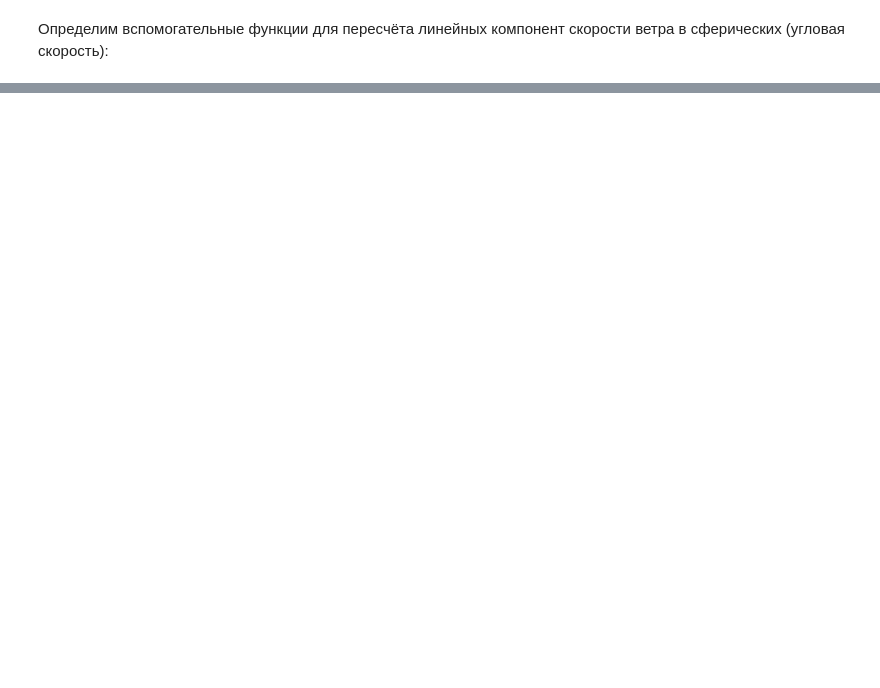
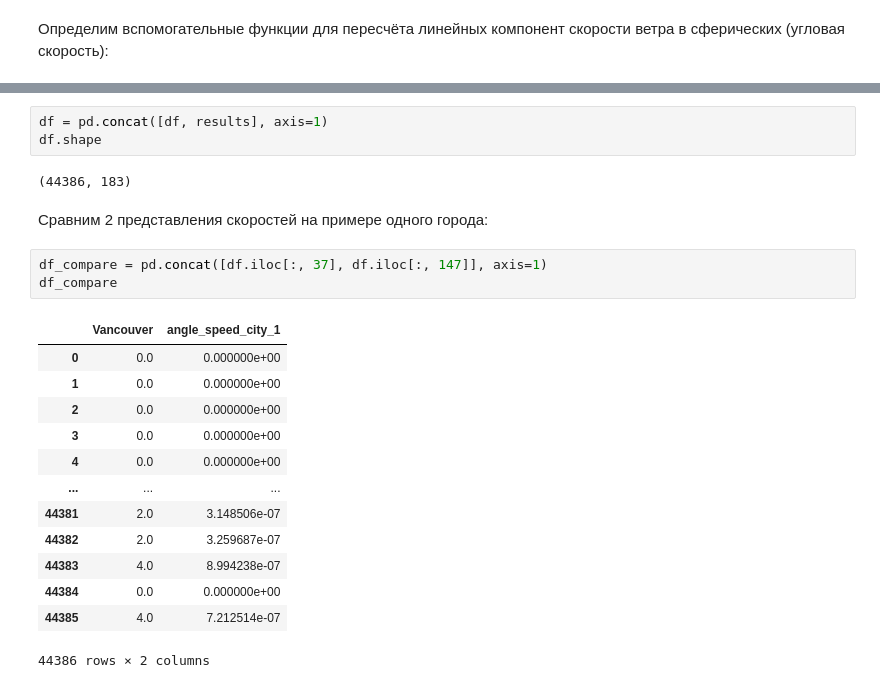
Before and after one commit to OlegRMW/vectors-, a Jupyter notebook: run.ipynb, the cells around one changed output, grey strips where cells are left out. Saved outputs shown, nothing was run; the diff lists cells and outputs as text; blank space fills up the shorter version.

```diff
--- a/run.ipynb
+++ b/run.ipynb
@@ -291,0 +279,24 @@ def sphere_wind_components(angle, speed, latitude, longitude, R = 6371000):
+# %%
+df = pd.concat([df, results], axis=1)
+df.shape
+# %% [output]
+(44386, 183)
+# %% [markdown]
+Сравним 2 представления скоростей на примере одного города:
+# %%
+df_compare = pd.concat([df.iloc[:, 37], df.iloc[:, 147]], axis=1)
+df_compare
+# %% [output]
+|  | Vancouver | angle_speed_city_1 |
+| 0 | 0.0 | 0.000000e+00 |
+| 1 | 0.0 | 0.000000e+00 |
+| 2 | 0.0 | 0.000000e+00 |
+| 3 | 0.0 | 0.000000e+00 |
+| 4 | 0.0 | 0.000000e+00 |
+| ... | ... | ... |
+| 44381 | 2.0 | 3.148506e-07 |
+| 44382 | 2.0 | 3.259687e-07 |
+| 44383 | 4.0 | 8.994238e-07 |
+| 44384 | 0.0 | 0.000000e+00 |
+| 44385 | 4.0 | 7.212514e-07 |
+44386 rows × 2 columns
```
Also changed, not shown: parts of 17 cells of this notebook.
